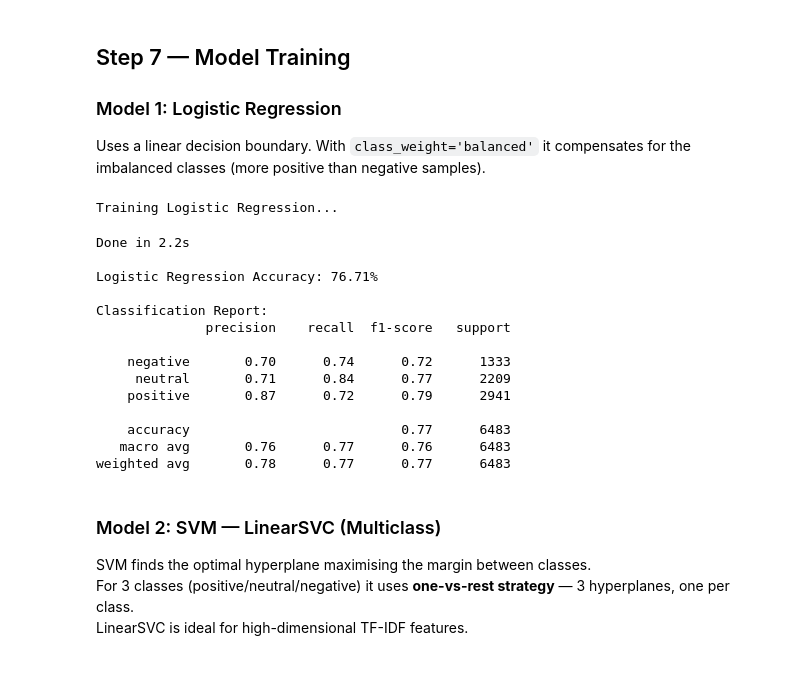
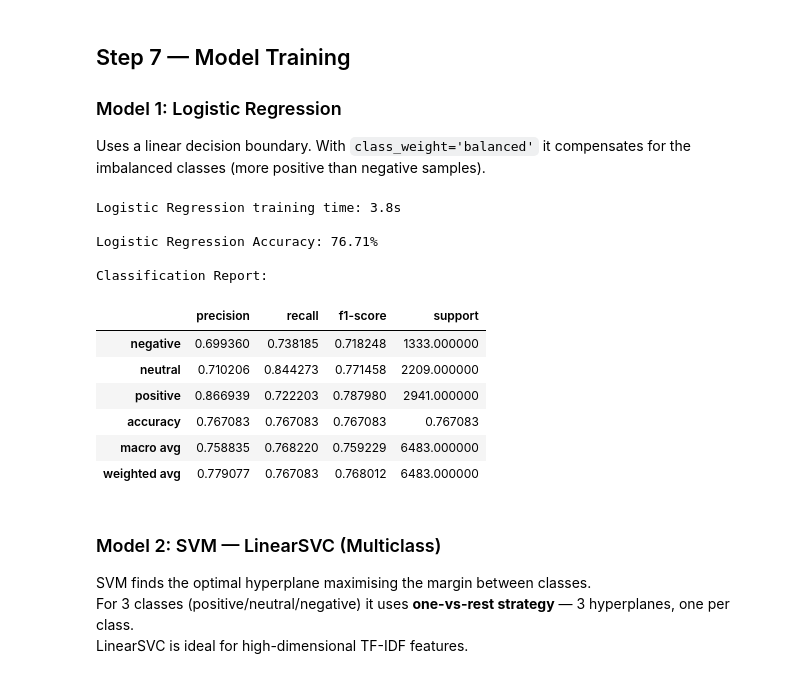
Before and after one commit to anshil75/Sentiment-Analysis-for-Cryptocurrency-Markets, a Jupyter notebook: Preprocessing_Model_Training.ipynb, the cells around one changed output. Cells and saved outputs as stored; diff of their text form; code cells hidden in the pictures.

```diff
--- a/Preprocessing_Model_Training.ipynb
+++ b/Preprocessing_Model_Training.ipynb
@@ -340,40 +361,36 @@ Class weights (for imbalanced training): {0: np.float64(1.621685179625738), 1: n
 ### Model 1: Logistic Regression
 Uses a linear decision boundary. With `class_weight='balanced'` it compensates for the imbalanced classes (more positive than negative samples).
 # %%
-print('Training Logistic Regression...')
 t0 = time.time()
 
 lr_model = LogisticRegression(
     max_iter=1000,
     C=1.0,                    # regularization strength
     class_weight='balanced',  # handles class imbalance
     multi_class='multinomial',# proper multiclass (not one-vs-rest)
     solver='lbfgs',
     random_state=42
 )
 lr_model.fit(X_train, y_train)
 lr_pred = lr_model.predict(X_test)
 
-print(f'Done in {time.time()-t0:.1f}s')
+print(f'Logistic Regression training time: {time.time()-t0:.1f}s')
 print(f'\nLogistic Regression Accuracy: {accuracy_score(y_test, lr_pred)*100:.2f}%')
 print('\nClassification Report:')
-print(classification_report(y_test, lr_pred, target_names=le.classes_))
+display(pd.DataFrame(classification_report(y_test, lr_pred, target_names=le.classes_, output_dict=True)).T)
 # %% [output]
-Training Logistic Regression...
+Logistic Regression training time: 3.8s
+
+Logistic Regression Accuracy: 76.71%
+
+Classification Report:
-Done in 2.2s
-
-Logistic Regression Accuracy: 76.71%
-
-Classification Report:
-              precision    recall  f1-score   support
-
-    negative       0.70      0.74      0.72      1333
-     neutral       0.71      0.84      0.77      2209
-    positive       0.87      0.72      0.79      2941
-
-    accuracy                           0.77      6483
-   macro avg       0.76      0.77      0.76      6483
-weighted avg       0.78      0.77      0.77      6483
+|  | precision | recall | f1-score | support |
+| negative | 0.699360 | 0.738185 | 0.718248 | 1333.000000 |
+| neutral | 0.710206 | 0.844273 | 0.771458 | 2209.000000 |
+| positive | 0.866939 | 0.722203 | 0.787980 | 2941.000000 |
+| accuracy | 0.767083 | 0.767083 | 0.767083 | 0.767083 |
+| macro avg | 0.758835 | 0.768220 | 0.759229 | 6483.000000 |
+| weighted avg | 0.779077 | 0.767083 | 0.768012 | 6483.000000 |
 # %% [markdown]
 ### Model 2: SVM — LinearSVC (Multiclass)
 SVM finds the optimal hyperplane maximising the margin between classes.
```
Also changed, not shown: parts of 20 cells of this notebook.
